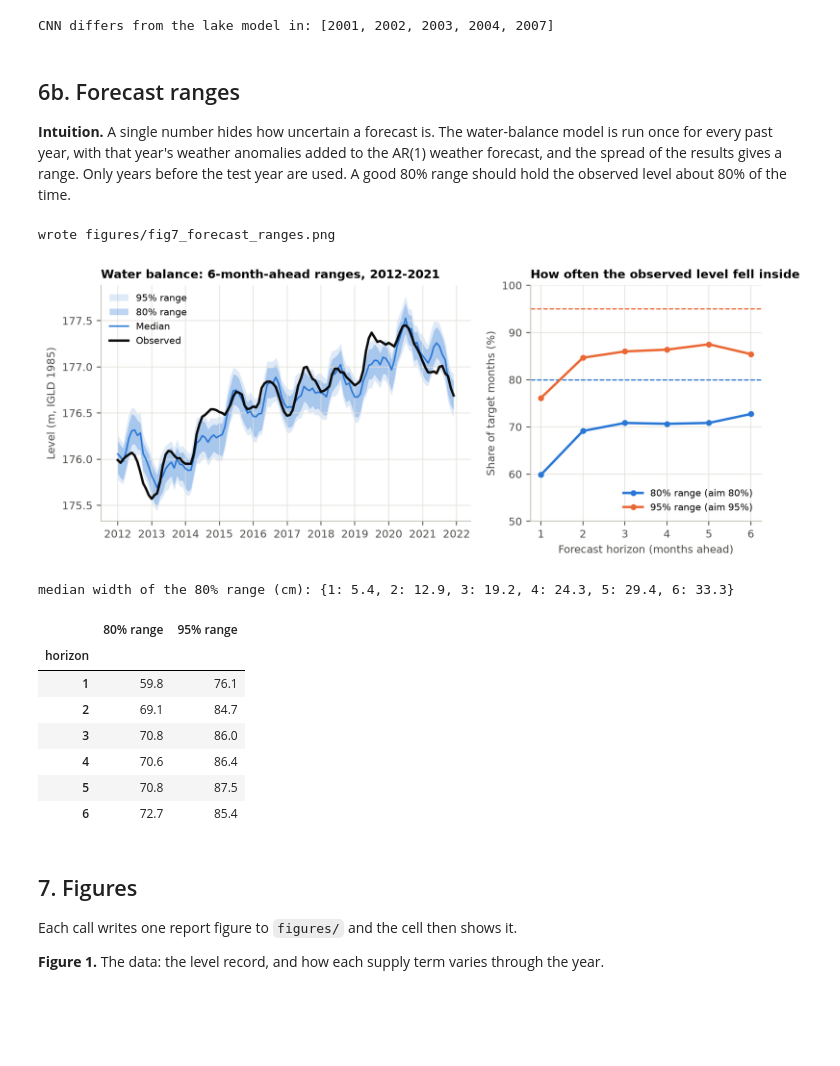
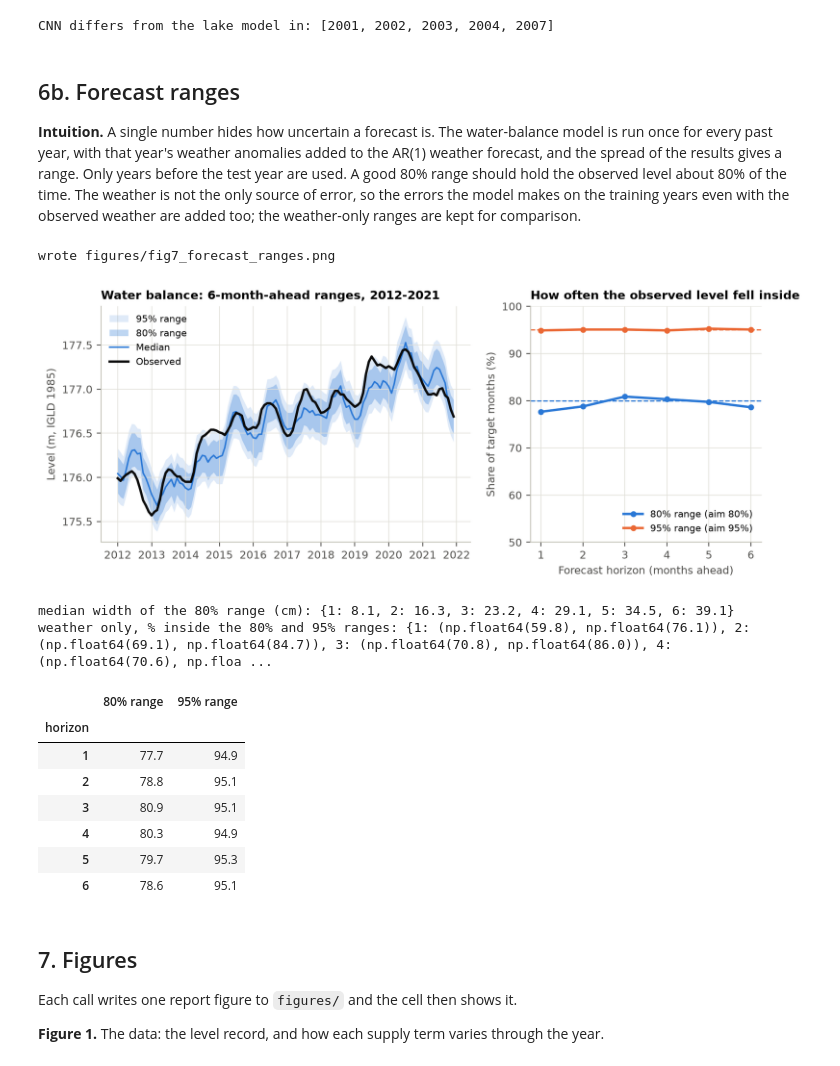
Before and after one commit to samuspdf/Great_Lakes_level, a Jupyter notebook: notebooks/main.ipynb, the cells around one changed output. Saved outputs shown, nothing was run; the diff lists cells and outputs as text; code cells hidden in the pictures; blank space fills up the shorter version.

```diff
--- a/notebooks/main.ipynb
+++ b/notebooks/main.ipynb
@@ -225,26 +234,29 @@ CNN differs from the lake model in: [2001, 2002, 2003, 2004, 2007]
 # %% [markdown]
 ## 6b. Forecast ranges
 
-**Intuition.** A single number hides how uncertain a forecast is. The water-balance model is run once for every past year, with that year's weather anomalies added to the AR(1) weather forecast, and the spread of the results gives a range. Only years before the test year are used. A good 80% range should hold the observed level about 80% of the time.
+**Intuition.** A single number hides how uncertain a forecast is. The water-balance model is run once for every past year, with that year's weather anomalies added to the AR(1) weather forecast, and the spread of the results gives a range. Only years before the test year are used. A good 80% range should hold the observed level about 80% of the time. The weather is not the only source of error, so the errors the model makes on the training years even with the observed weather are added too; the weather-only ranges are kept for comparison.
 # %%
-ranges = ensemble_backtest(df)  # about a minute
+ranges = ensemble_backtest(df, model_error=True)  # about two minutes, with the weather-only ranges
+weather_only = ensemble_backtest(df)
 ranges.to_csv(PROCESSED / "forecast_ranges.csv", index=False, float_format="%.4f")
 cover = fig7_ranges(ranges, df)
 display(Image(str(FIGURES / "fig7_forecast_ranges.png"), width=800))
 print("median width of the 80% range (cm):", (100 * (ranges["q0.9"] - ranges["q0.1"])).groupby(ranges["horizon"]).median().round(1).to_dict())
+print("weather only, % inside the 80% and 95% ranges:", {h: (round(100 * g["observed_m"].between(g["q0.1"], g["q0.9"]).mean(), 1), round(100 * g["observed_m"].between(g["q0.025"], g["q0.975"]).mean(), 1)) for h, g in weather_only.groupby("horizon")})
 cover.round(1)
 # %% [output]
 wrote figures/fig7_forecast_ranges.png
-[figure, old version]
+[figure, new version]
-median width of the 80% range (cm): {1: 5.4, 2: 12.9, 3: 19.2, 4: 24.3, 5: 29.4, 6: 33.3}
+median width of the 80% range (cm): {1: 8.1, 2: 16.3, 3: 23.2, 4: 29.1, 5: 34.5, 6: 39.1}
+weather only, % inside the 80% and 95% ranges: {1: (np.float64(59.8), np.float64(76.1)), 2: (np.float64(69.1), np.float64(84.7)), 3: (np.float64(70.8), np.float64(86.0)), 4: (np.float64(70.6), np.floa ...
 |  | 80% range | 95% range |
 | horizon |  |  |
-| 1 | 59.8 | 76.1 |
-| 2 | 69.1 | 84.7 |
-| 3 | 70.8 | 86.0 |
-| 4 | 70.6 | 86.4 |
-| 5 | 70.8 | 87.5 |
-| 6 | 72.7 | 85.4 |
+| 1 | 77.7 | 94.9 |
+| 2 | 78.8 | 95.1 |
+| 3 | 80.9 | 95.1 |
+| 4 | 80.3 | 94.9 |
+| 5 | 79.7 | 95.3 |
+| 6 | 78.6 | 95.1 |
 # %% [markdown]
 ## 7. Figures
 
```
Also changed, not shown: parts of 2 cells of this notebook, 7 other files.
